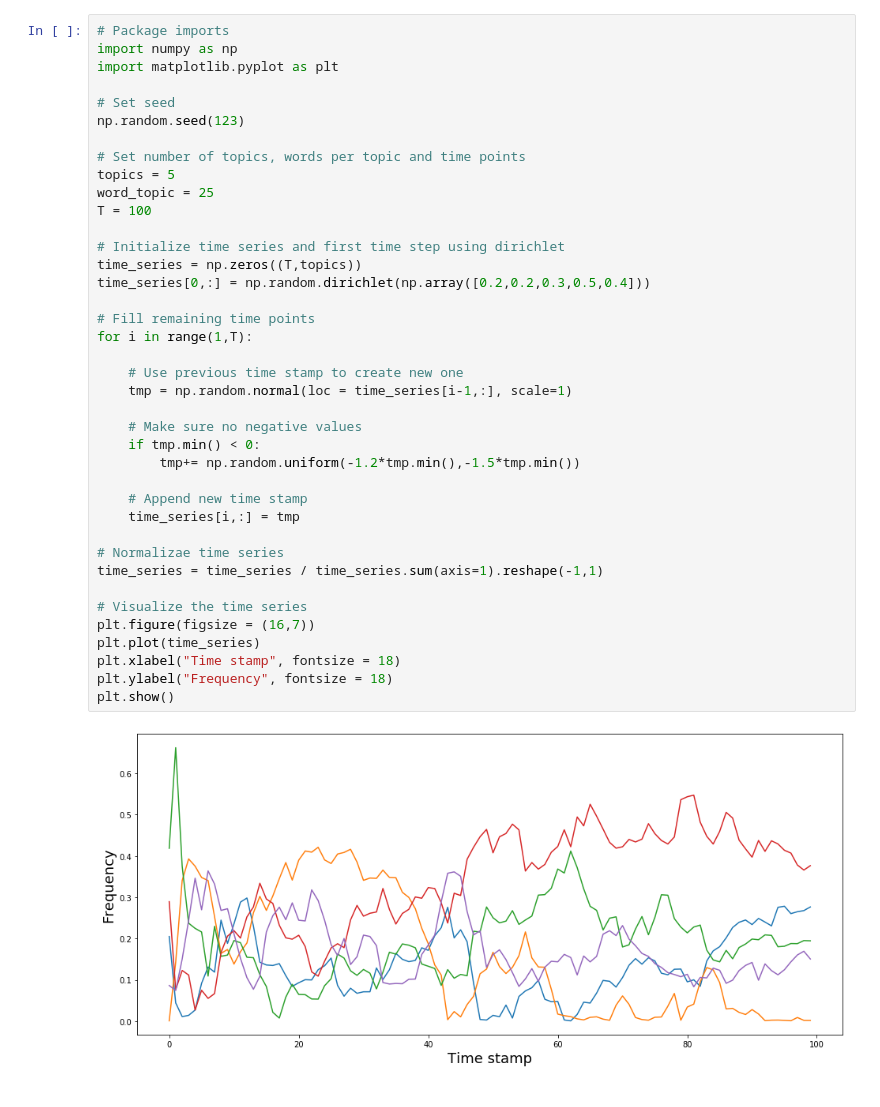
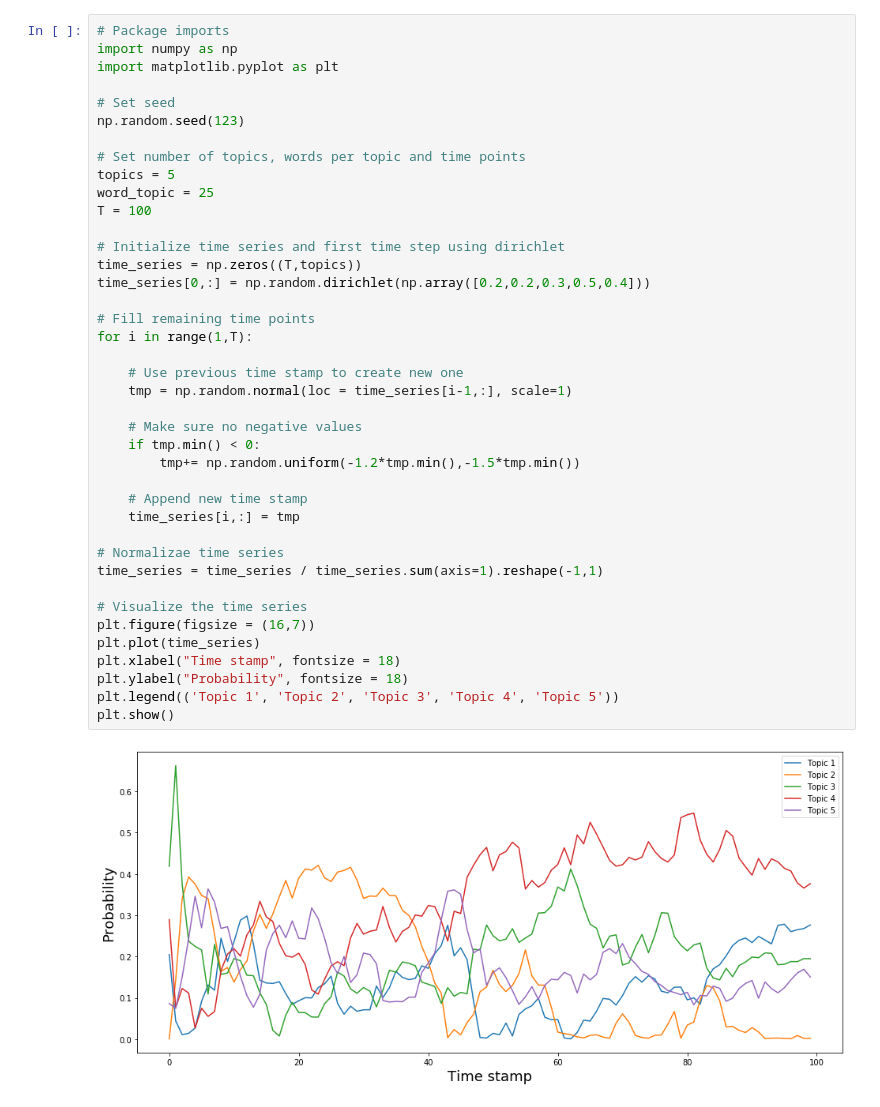
Before and after one commit to MikkelGroenning/MBML_project, a Jupyter notebook: notebook/Synthetic.ipynb, the cells around one changed output. Saved outputs shown, nothing was run; the diff lists cells and outputs as text.

```diff
--- a/notebook/Synthetic.ipynb
+++ b/notebook/Synthetic.ipynb
@@ -12,32 +14,33 @@ np.random.seed(123)
 topics = 5
 word_topic = 25
 T = 100
 
 # Initialize time series and first time step using dirichlet
 time_series = np.zeros((T,topics))
 time_series[0,:] = np.random.dirichlet(np.array([0.2,0.2,0.3,0.5,0.4]))
 
 # Fill remaining time points
 for i in range(1,T):
 
     # Use previous time stamp to create new one
     tmp = np.random.normal(loc = time_series[i-1,:], scale=1)
 
     # Make sure no negative values
     if tmp.min() < 0:
         tmp+= np.random.uniform(-1.2*tmp.min(),-1.5*tmp.min())
 
     # Append new time stamp
     time_series[i,:] = tmp
 
 # Normalizae time series
 time_series = time_series / time_series.sum(axis=1).reshape(-1,1)
 
 # Visualize the time series
 plt.figure(figsize = (16,7))
 plt.plot(time_series)
 plt.xlabel("Time stamp", fontsize = 18)
-plt.ylabel("Frequency", fontsize = 18)
+plt.ylabel("Probability", fontsize = 18)
+plt.legend(('Topic 1', 'Topic 2', 'Topic 3', 'Topic 4', 'Topic 5'))
 plt.show()
 # %% [output]
-[figure, old version]
+[figure, new version]
```
Also changed, not shown: parts of 9 cells of this notebook, 1 other file.
